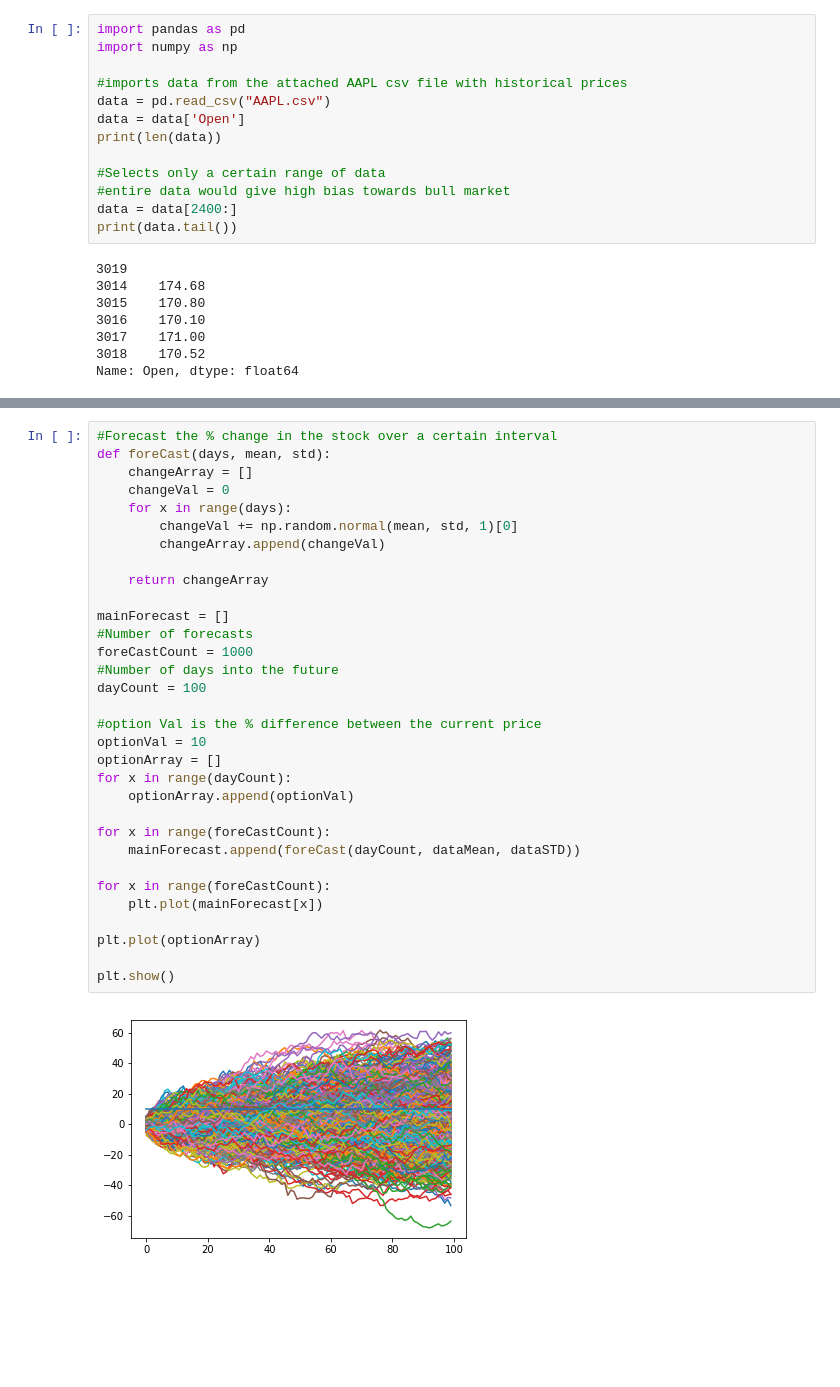
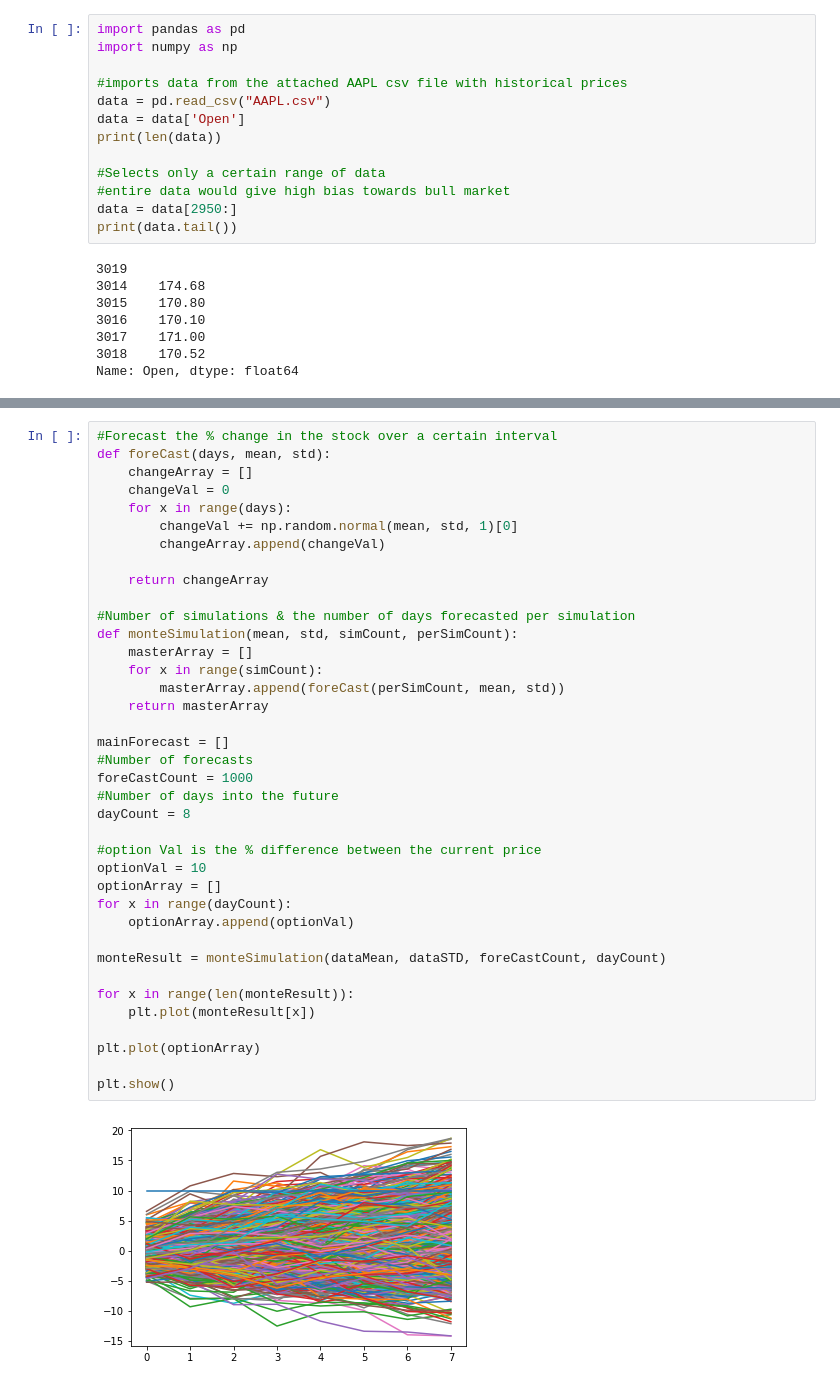
Before and after one commit to Roro145/OptionsPricing, a Jupyter notebook: Monte Carlo Options Pricing.ipynb, the cells around one changed output, grey strips where cells are left out. Saved outputs shown, nothing was run; the diff lists cells and outputs as text; blank space fills up the shorter version.

```diff
--- a/Monte Carlo Options Pricing.ipynb
+++ b/Monte Carlo Options Pricing.ipynb
@@ -9,7 +9,7 @@ print(len(data))
 
 #Selects only a certain range of data
 #entire data would give high bias towards bull market
-data = data[2400:]
+data = data[2950:]
 print(data.tail())
 # %% [output]
 3019
@@ -40,37 +44,43 @@ dataMean = dataNP.mean()
 # %%
 #Forecast the % change in the stock over a certain interval
 def foreCast(days, mean, std):
     changeArray = []
     changeVal = 0
     for x in range(days):
         changeVal += np.random.normal(mean, std, 1)[0]
         changeArray.append(changeVal)
 
     return changeArray
 
+#Number of simulations & the number of days forecasted per simulation
+def monteSimulation(mean, std, simCount, perSimCount):
+    masterArray = []
+    for x in range(simCount):
+        masterArray.append(foreCast(perSimCount, mean, std))
+    return masterArray
+
 mainForecast = []
 #Number of forecasts
 foreCastCount = 1000
 #Number of days into the future
-dayCount = 100
+dayCount = 8
 
 #option Val is the % difference between the current price
 optionVal = 10
 optionArray = []
 for x in range(dayCount):
     optionArray.append(optionVal)
 
-for x in range(foreCastCount):
-    mainForecast.append(foreCast(dayCount, dataMean, dataSTD))
+monteResult = monteSimulation(dataMean, dataSTD, foreCastCount, dayCount)
 
-for x in range(foreCastCount):
-    plt.plot(mainForecast[x])
+for x in range(len(monteResult)):
+    plt.plot(monteResult[x])
 
 plt.plot(optionArray)
 
 plt.show()
 # %% [output]
-[figure, old version]
+[figure, new version]
 # %%
 #Determines the number of MC simulations that are above the option price
 aboveCount = 0
```
Also changed, not shown: parts of 4 cells of this notebook.
